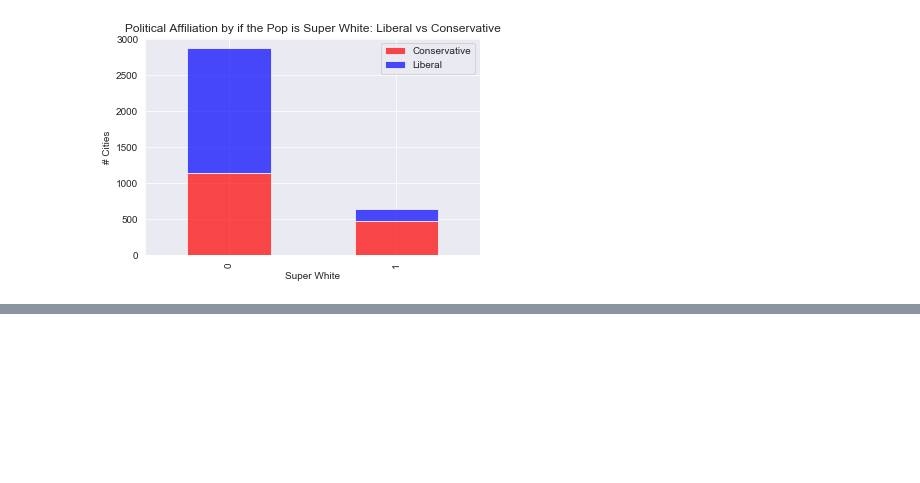
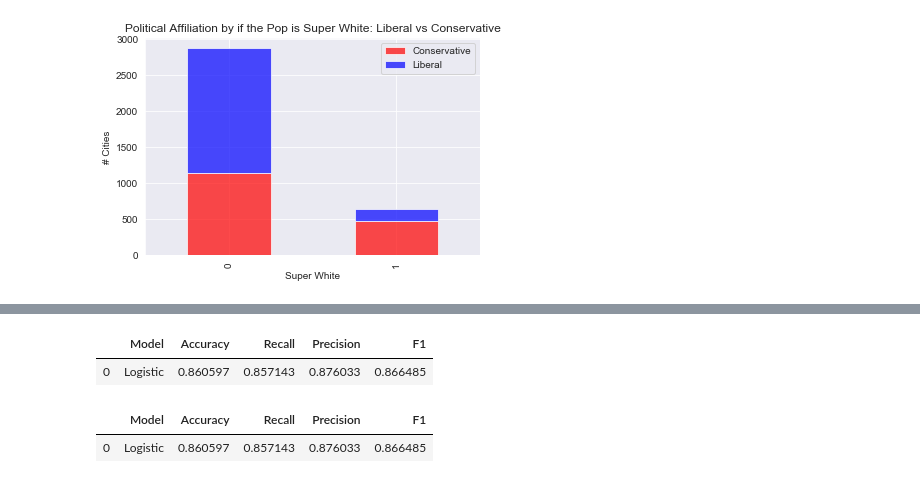
Before and after one commit to CaryMosley/PoliticalAffiliation, a Jupyter notebook: CleanAndEDA.ipynb, the cells around one changed output, grey strips where cells are left out. Cells and saved outputs as stored; diff of their text form; code cells hidden in the pictures; blank space fills up the shorter version.

```diff
--- a/CleanAndEDA.ipynb
+++ b/CleanAndEDA.ipynb
@@ -899,0 +994,31 @@ plt.show()
+# %%
+scaler = MinMaxScaler()
+scaler.fit(X)
+
+X_transformed = scaler.transform(X)
+X_train, X_test, y_train, y_test = train_test_split(X_transformed, y,test_size = .2, random_state=1)
+# %%
+
+logreg = LogisticRegression(random_state = 13, solver='liblinear')
+logreg.fit(X_train, y_train)
+y_pred = logreg.predict(X_test)
+# %%
+summary_df = pd.DataFrame(columns=['Model','Accuracy', 'Recall', 'Precision',  'F1'])
+# %%
+summary_df.append({'Model':'Logistic',
+                   'Accuracy': metrics.accuracy_score(y_test, y_pred),
+                   'Recall': metrics.recall_score(y_test, y_pred),
+                   'Precision': metrics.precision_score(y_test, y_pred),
+                   'F1': metrics.f1_score(y_test, y_pred)},ignore_index=True)
+# %% [output]
+|  | Model | Accuracy | Recall | Precision | F1 |
+| 0 | Logistic | 0.860597 | 0.857143 | 0.876033 | 0.866485 |
+# %%
+summary_df.append({'Model':'Logistic',
+                   'Accuracy': metrics.accuracy_score(y_test, y_pred),
+                   'Recall': metrics.recall_score(y_test, y_pred),
+                   'Precision': metrics.precision_score(y_test, y_pred),
+                   'F1': metrics.f1_score(y_test, y_pred)},ignore_index=True)
+# %% [output]
+|  | Model | Accuracy | Recall | Precision | F1 |
+| 0 | Logistic | 0.860597 | 0.857143 | 0.876033 | 0.866485 |
```
Also changed, not shown: parts of 10 cells of this notebook.
